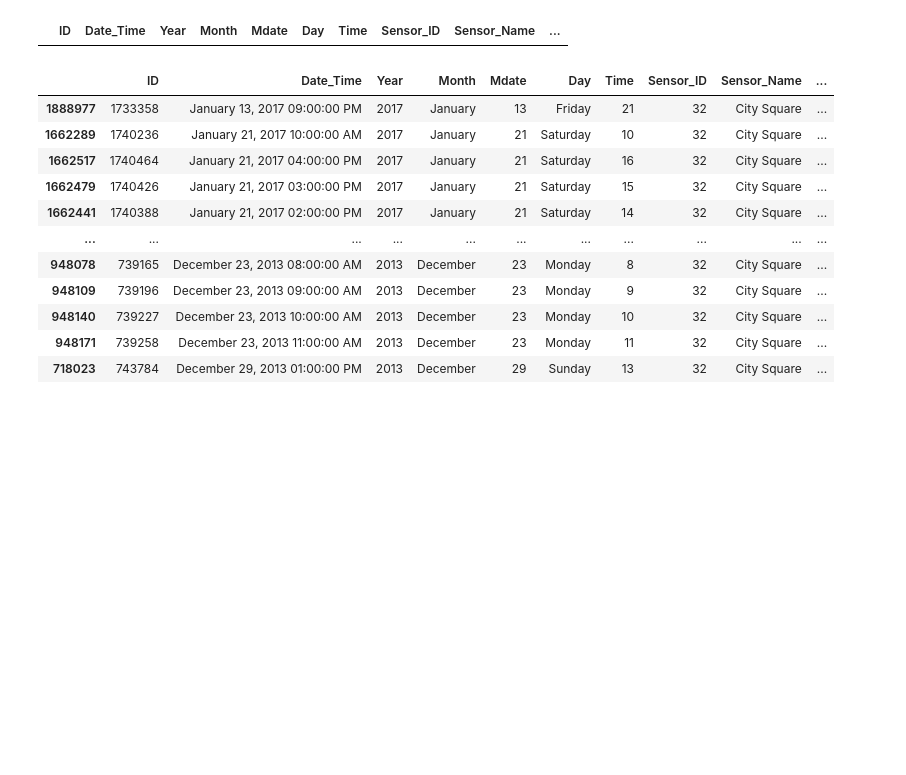
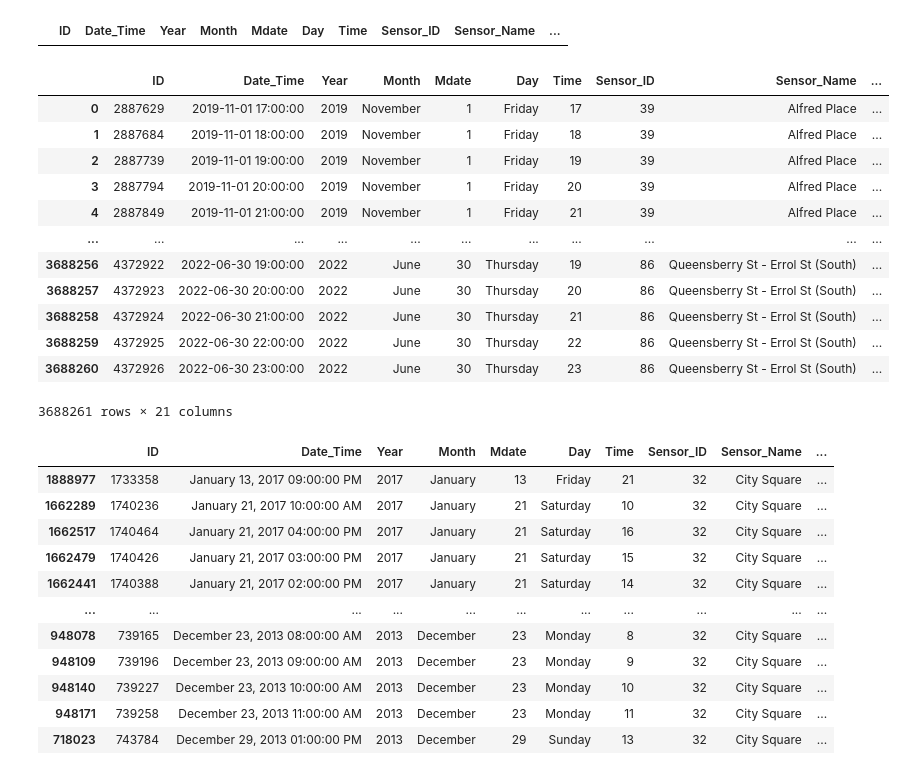
Before and after one commit to thanaboonmu/pedestrian_analysis, a Jupyter notebook: analysis.ipynb, the cells around one changed output. Saved outputs shown, nothing was run; the diff lists cells and outputs as text; code cells hidden in the pictures; blank space fills up the shorter version.

```diff
--- a/analysis.ipynb
+++ b/analysis.ipynb
@@ -62 +67,19 @@ active_sensor
+# %%
+active_sensor_df = merge_pandas[merge_pandas['status']=='A'].reset_index(drop=True)
+# %%
+active_sensor_df
+# %% [output]
+|  | ID | Date_Time | Year | Month | Mdate | Day | Time | Sensor_ID | Sensor_Name | ... |
+| 0 | 2887629 | 2019-11-01 17:00:00 | 2019 | November | 1 | Friday | 17 | 39 | Alfred Place | ... |
+| 1 | 2887684 | 2019-11-01 18:00:00 | 2019 | November | 1 | Friday | 18 | 39 | Alfred Place | ... |
+| 2 | 2887739 | 2019-11-01 19:00:00 | 2019 | November | 1 | Friday | 19 | 39 | Alfred Place | ... |
+| 3 | 2887794 | 2019-11-01 20:00:00 | 2019 | November | 1 | Friday | 20 | 39 | Alfred Place | ... |
+| 4 | 2887849 | 2019-11-01 21:00:00 | 2019 | November | 1 | Friday | 21 | 39 | Alfred Place | ... |
+| ... | ... | ... | ... | ... | ... | ... | ... | ... | ... | ... |
+| 3688256 | 4372922 | 2022-06-30 19:00:00 | 2022 | June | 30 | Thursday | 19 | 86 | Queensberry St - Errol St (South) | ... |
+| 3688257 | 4372923 | 2022-06-30 20:00:00 | 2022 | June | 30 | Thursday | 20 | 86 | Queensberry St - Errol St (South) | ... |
+| 3688258 | 4372924 | 2022-06-30 21:00:00 | 2022 | June | 30 | Thursday | 21 | 86 | Queensberry St - Errol St (South) | ... |
+| 3688259 | 4372925 | 2022-06-30 22:00:00 | 2022 | June | 30 | Thursday | 22 | 86 | Queensberry St - Errol St (South) | ... |
+| 3688260 | 4372926 | 2022-06-30 23:00:00 | 2022 | June | 30 | Thursday | 23 | 86 | Queensberry St - Errol St (South) | ... |
+3688261 rows × 21 columns
 # %%
```
Also changed, not shown: parts of 27 cells of this notebook.
